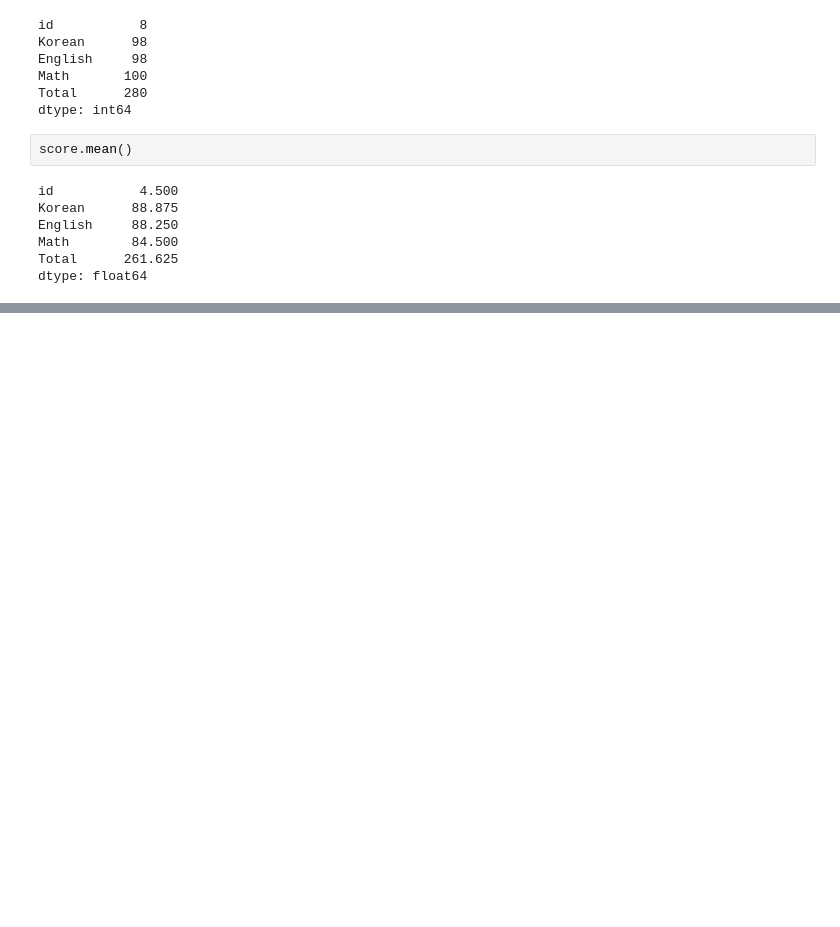
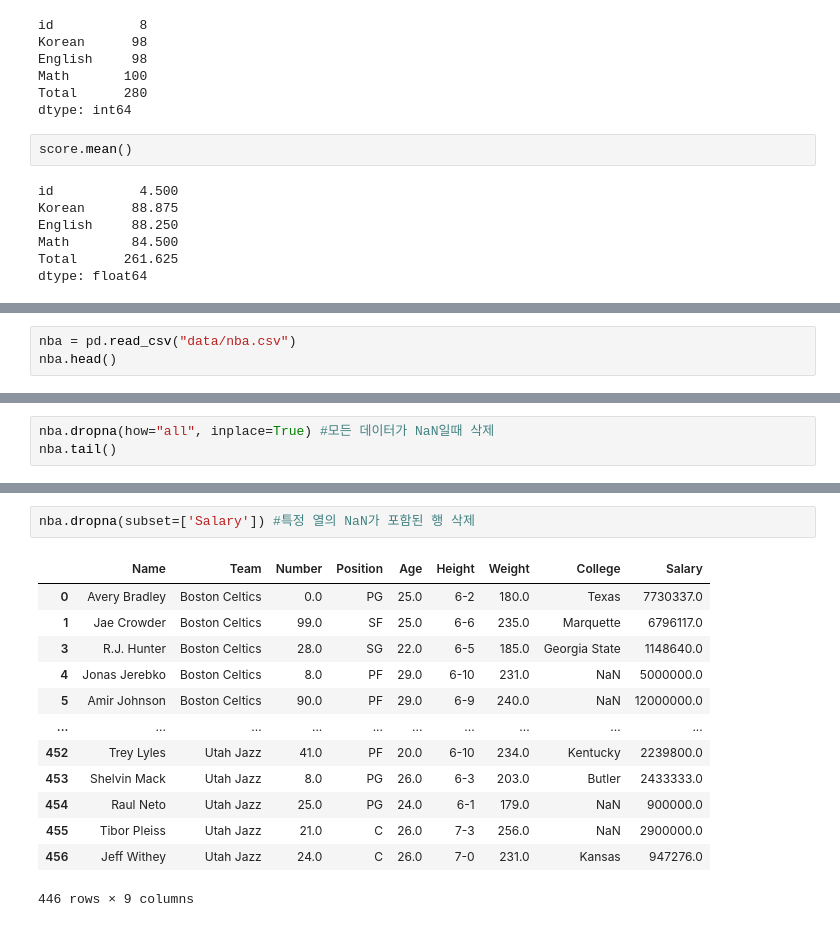
Before and after one commit to hanbinChae/Python-learning-univ, a Jupyter notebook: 빅데이터분석응용/경기과학기술대학교_202263020_채한빈_6주차.ipynb, the cells around one changed output, grey strips where cells are left out. Cells and saved outputs as stored; diff of their text form; blank space fills up the shorter version.

```diff
--- a/빅데이터분석응용/경기과학기술대학교_202263020_채한빈_6주차.ipynb
+++ b/빅데이터분석응용/경기과학기술대학교_202263020_채한빈_6주차.ipynb
@@ -654,0 +684,3 @@ dtype: float64
+# %%
+nba = pd.read_csv("data/nba.csv")
+nba.head()
@@ -654,0 +703,3 @@ dtype: float64
+# %%
+nba.dropna(how="all", inplace=True) #모든 데이터가 NaN일때 삭제
+nba.tail()
@@ -654,0 +757,16 @@ dtype: float64
+# %%
+nba.dropna(subset=['Salary']) #특정 열의 NaN가 포함된 행 삭제
+# %% [output]
+|  | Name | Team | Number | Position | Age | Height | Weight | College | Salary |
+| 0 | Avery Bradley | Boston Celtics | 0.0 | PG | 25.0 | 6-2 | 180.0 | Texas | 7730337.0 |
+| 1 | Jae Crowder | Boston Celtics | 99.0 | SF | 25.0 | 6-6 | 235.0 | Marquette | 6796117.0 |
+| 3 | R.J. Hunter | Boston Celtics | 28.0 | SG | 22.0 | 6-5 | 185.0 | Georgia State | 1148640.0 |
+| 4 | Jonas Jerebko | Boston Celtics | 8.0 | PF | 29.0 | 6-10 | 231.0 | NaN | 5000000.0 |
+| 5 | Amir Johnson | Boston Celtics | 90.0 | PF | 29.0 | 6-9 | 240.0 | NaN | 12000000.0 |
+| ... | ... | ... | ... | ... | ... | ... | ... | ... | ... |
+| 452 | Trey Lyles | Utah Jazz | 41.0 | PF | 20.0 | 6-10 | 234.0 | Kentucky | 2239800.0 |
+| 453 | Shelvin Mack | Utah Jazz | 8.0 | PG | 26.0 | 6-3 | 203.0 | Butler | 2433333.0 |
+| 454 | Raul Neto | Utah Jazz | 25.0 | PG | 24.0 | 6-1 | 179.0 | NaN | 900000.0 |
+| 455 | Tibor Pleiss | Utah Jazz | 21.0 | C | 26.0 | 7-3 | 256.0 | NaN | 2900000.0 |
+| 456 | Jeff Withey | Utah Jazz | 24.0 | C | 26.0 | 7-0 | 231.0 | Kansas | 947276.0 |
+446 rows × 9 columns
```
Also changed, not shown: parts of 29 cells of this notebook.
